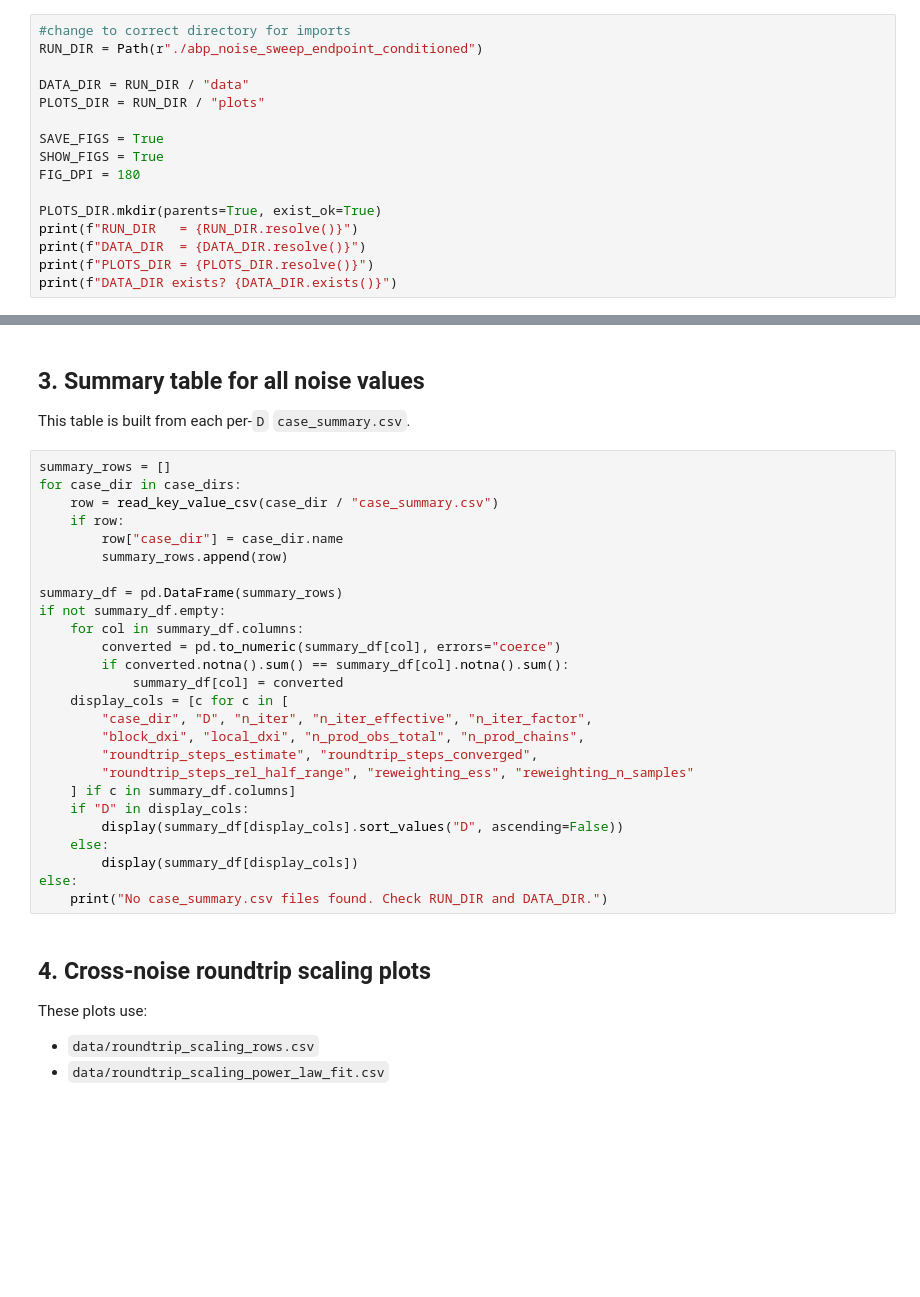
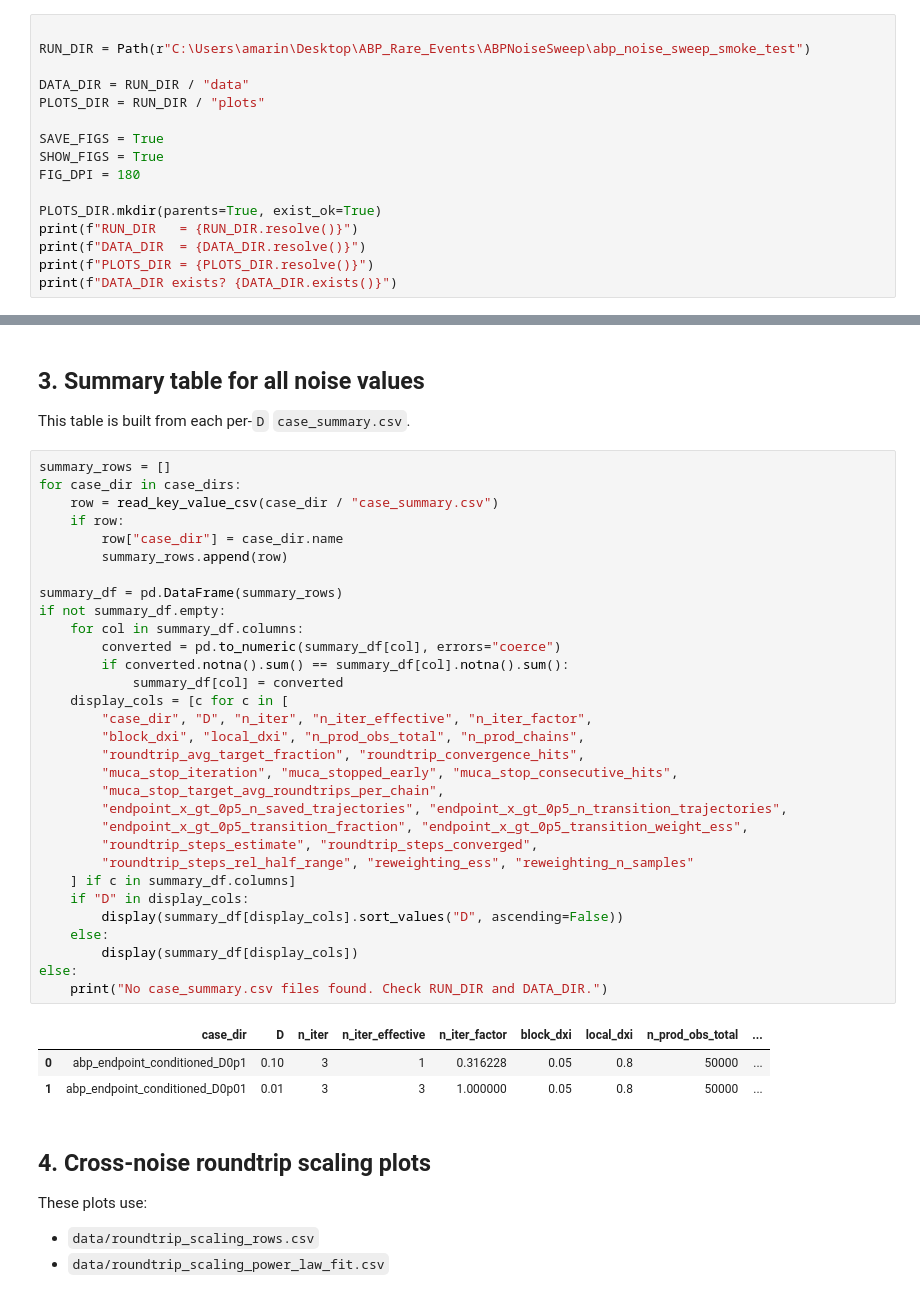
Before and after one commit to MarinCarballo/ABP_Rare_Events, a Jupyter notebook: Plotting/plot_abp_noise_sweep_results.ipynb, the cells around one changed output, grey strips where cells are left out. Saved outputs shown, nothing was run; the diff lists cells and outputs as text; blank space fills up the shorter version.

````diff
--- a/Plotting/plot_abp_noise_sweep_results.ipynb
+++ b/Plotting/plot_abp_noise_sweep_results.ipynb
@@ -21,8 +21,8 @@ RUN_DIR = Path("/scratch/myuser/ABP_runs/run_name")
 RUN_DIR = Path("./abp_noise_sweep_endpoint_conditioned")
 ```
 # %%
-#change to correct directory for imports
-RUN_DIR = Path(r"./abp_noise_sweep_endpoint_conditioned")
+
+RUN_DIR = Path(r"C:\Users\amarin\Desktop\ABP_Rare_Events\ABPNoiseSweep\abp_noise_sweep_smoke_test")
 
 DATA_DIR = RUN_DIR / "data"
 PLOTS_DIR = RUN_DIR / "plots"
@@ -135,29 +223,38 @@ This table is built from each per-`D` `case_summary.csv`.
 # %%
 summary_rows = []
 for case_dir in case_dirs:
     row = read_key_value_csv(case_dir / "case_summary.csv")
     if row:
         row["case_dir"] = case_dir.name
         summary_rows.append(row)
 
 summary_df = pd.DataFrame(summary_rows)
 if not summary_df.empty:
     for col in summary_df.columns:
         converted = pd.to_numeric(summary_df[col], errors="coerce")
         if converted.notna().sum() == summary_df[col].notna().sum():
             summary_df[col] = converted
     display_cols = [c for c in [
         "case_dir", "D", "n_iter", "n_iter_effective", "n_iter_factor",
         "block_dxi", "local_dxi", "n_prod_obs_total", "n_prod_chains",
+        "roundtrip_avg_target_fraction", "roundtrip_convergence_hits",
+        "muca_stop_iteration", "muca_stopped_early", "muca_stop_consecutive_hits",
+        "muca_stop_target_avg_roundtrips_per_chain",
+        "endpoint_x_gt_0p5_n_saved_trajectories", "endpoint_x_gt_0p5_n_transition_trajectories",
+        "endpoint_x_gt_0p5_transition_fraction", "endpoint_x_gt_0p5_transition_weight_ess",
         "roundtrip_steps_estimate", "roundtrip_steps_converged",
         "roundtrip_steps_rel_half_range", "reweighting_ess", "reweighting_n_samples"
     ] if c in summary_df.columns]
     if "D" in display_cols:
         display(summary_df[display_cols].sort_values("D", ascending=False))
     else:
         display(summary_df[display_cols])
 else:
     print("No case_summary.csv files found. Check RUN_DIR and DATA_DIR.")
+# %% [output]
+|  | case_dir | D | n_iter | n_iter_effective | n_iter_factor | block_dxi | local_dxi | n_prod_obs_total | ... |
+| 0 | abp_endpoint_conditioned_D0p1 | 0.10 | 3 | 1 | 0.316228 | 0.05 | 0.8 | 50000 | ... |
+| 1 | abp_endpoint_conditioned_D0p01 | 0.01 | 3 | 3 | 1.000000 | 0.05 | 0.8 | 50000 | ... |
 # %% [markdown]
 ## 4. Cross-noise roundtrip scaling plots
 
````
Also changed, not shown: parts of 9 cells of this notebook, 9 other files.
